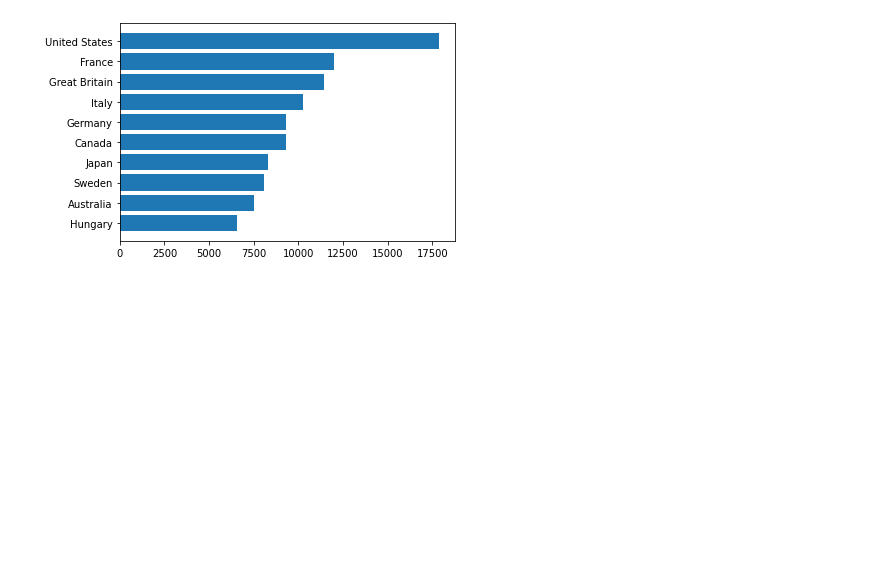
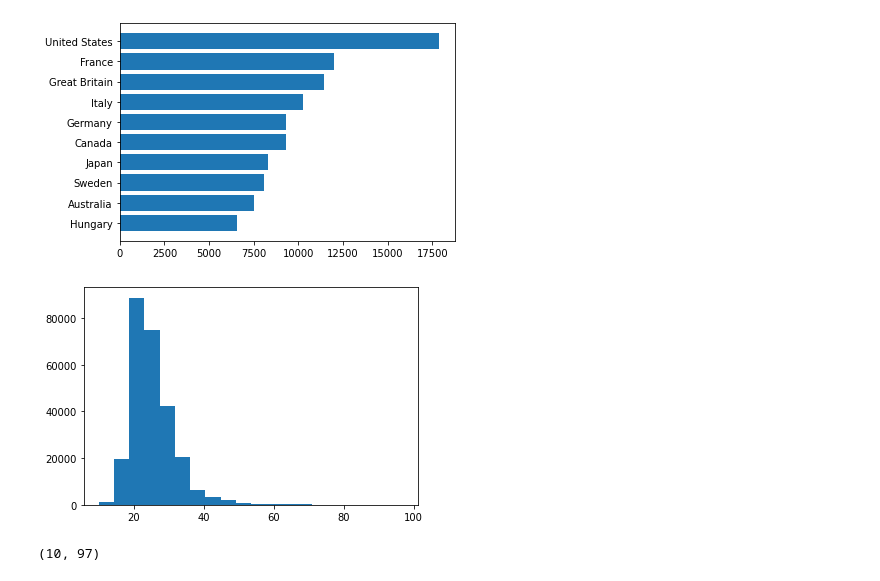
Before and after one commit to mikhaildruzhinin/data-analysis-exercises, a Jupyter notebook: matplotlib_exercises_1.ipynb, the cells around one changed output. Cells and saved outputs as stored; diff of their text form; code cells hidden in the pictures; blank space fills up the shorter version.

```diff
--- a/matplotlib_exercises_1.ipynb
+++ b/matplotlib_exercises_1.ipynb
@@ -214,6 +215,7 @@ athletes_n = len(f.readlines()) # читаем файл чтобы посчит
 # создаём массивы
 genders = np.empty(athletes_n, dtype=(np.str_,1))
 teams = np.empty(athletes_n, dtype=(np.str_,32))
+ages = np.empty(athletes_n, dtype=np.int8)
 
 f.seek(0) # возвращаем курсор в начало, чтобы прочитать файл, но уже парсером csv
 
@@ -222,6 +224,10 @@ reader = csv.DictReader(f, quotechar='"')
 for i, line in enumerate(reader):
     genders[i] = line['Sex']
     teams[i] = line['Team']
+    try:
+        ages[i] = line['Age']
+    except ValueError:
+        ages[i] = -1 # не у всех подписан возраст
 
 gender_labels, gender_counts = np.unique(genders, return_counts=True)
 
@@ -242,3 +248,10 @@ plt.barh(team_labels_top, team_counts_top)
 plt.show()
 # %% [output]
 [figure]
+# %%
+plt.hist(ages[(ages != -1) & (ages != 0)], bins=20)
+plt.show()
+ages[(ages != -1) & (ages != 0)].min(), ages.max()
+# %% [output]
+[figure, added]
+(10, 97)
```
Also changed, not shown: parts of 7 cells of this notebook, 1 other file.
